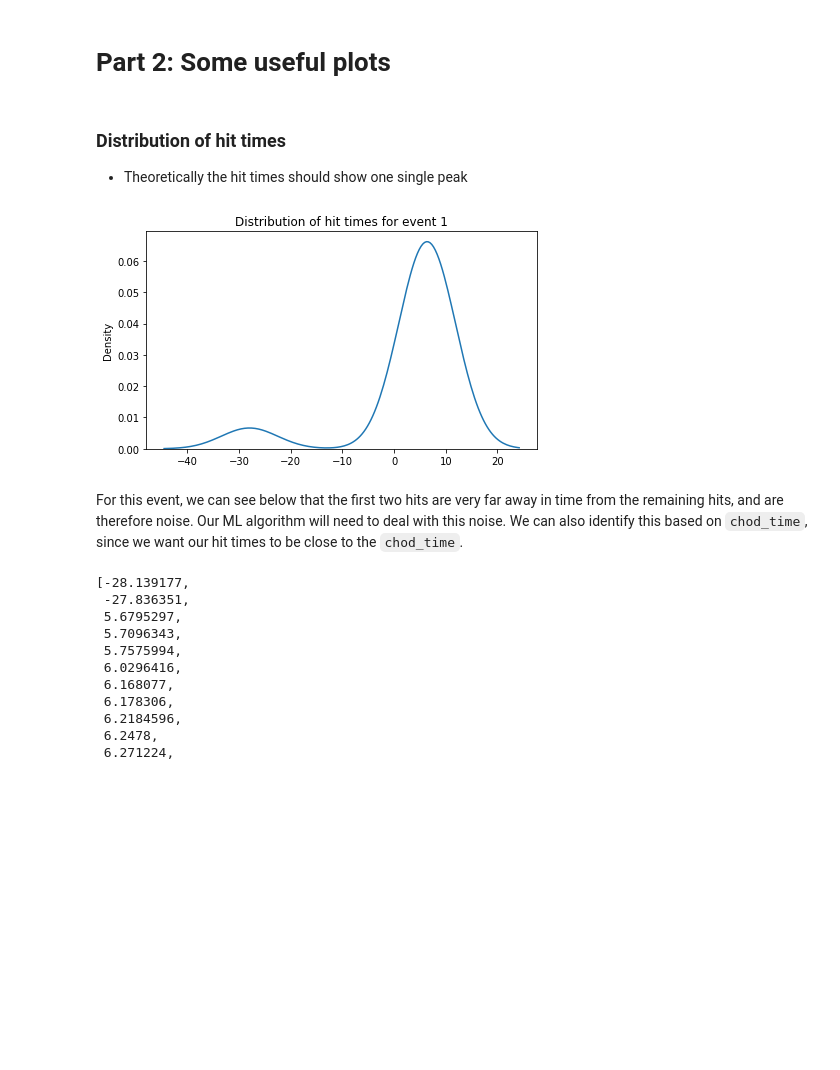
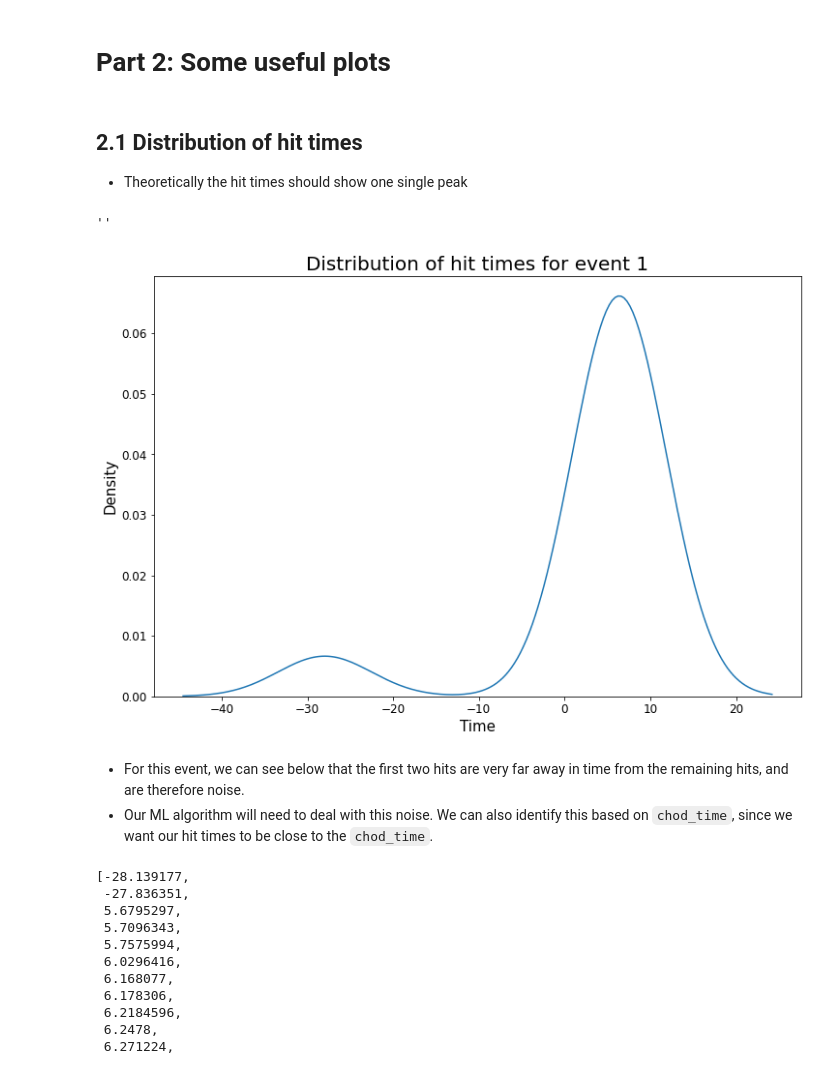
Before and after one commit to TRIUMF-Capstone2022/richai, a Jupyter notebook: notebooks/Data_generation_process.ipynb, the cells around one changed output. Drawn from its saved outputs; the diff is of its cells as text; code cells hidden in the pictures; blank space fills up the shorter version.

```diff
--- a/notebooks/Data_generation_process.ipynb
+++ b/notebooks/Data_generation_process.ipynb
@@ -190,22 +206,29 @@ array([[-171.  ,  -93.53,    1.  ],
 # %% [markdown]
 # Part 2: Some useful plots
 # %% [markdown]
-### Distribution of hit times
+## 2.1 Distribution of hit times
 - Theoretically the hit times should show one single peak
 # %%
 hit_times = []
 
 # get all the hit time data for the first event
 for pm_info in event_pm_info:
     hit_times.append(pm_info["hit_time"])
 
-plt.figure(figsize=(7, 4))
+plt.figure(figsize=(12, 8))
 sns.kdeplot(hit_times)
-plt.title(f"Distribution of hit times for event {event+1}");
+plt.title(f"Distribution of hit times for event {event+1}", fontsize=20)
+plt.xlabel("Time", fontsize=15)
+plt.ylabel("Density", fontsize=15)
+plt.xticks(fontsize=12)
+plt.yticks(fontsize=12)
+;
 # %% [output]
+''
-[figure, old version]
+[figure, new version]
 # %% [markdown]
-For this event, we can see below that the first two hits are very far away in time from the remaining hits, and are therefore noise.  Our ML algorithm will need to deal with this noise.  We can also identify this based on `chod_time`, since we want our hit times to be close to the `chod_time`.
+- For this event, we can see below that the first two hits are very far away in time from the remaining hits, and are therefore noise.
+- Our ML algorithm will need to deal with this noise.  We can also identify this based on `chod_time`, since we want our hit times to be close to the `chod_time`.
 # %%
 sorted(hit_times)
 # %% [output]
```
Also changed, not shown: parts of 48 cells of this notebook.
